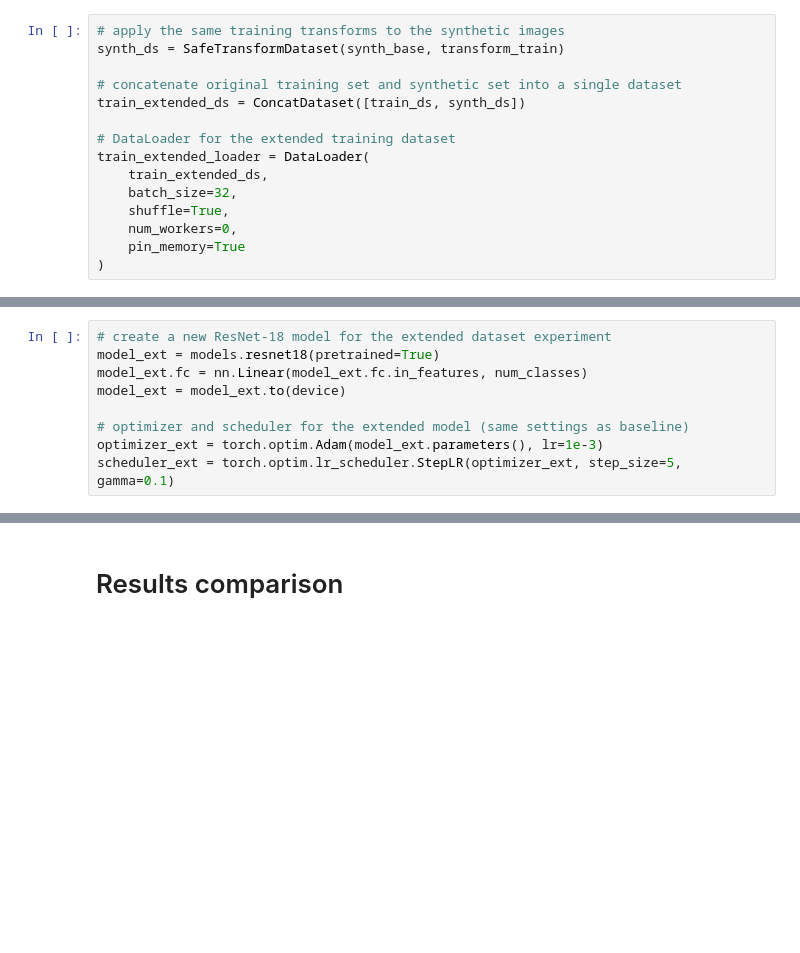
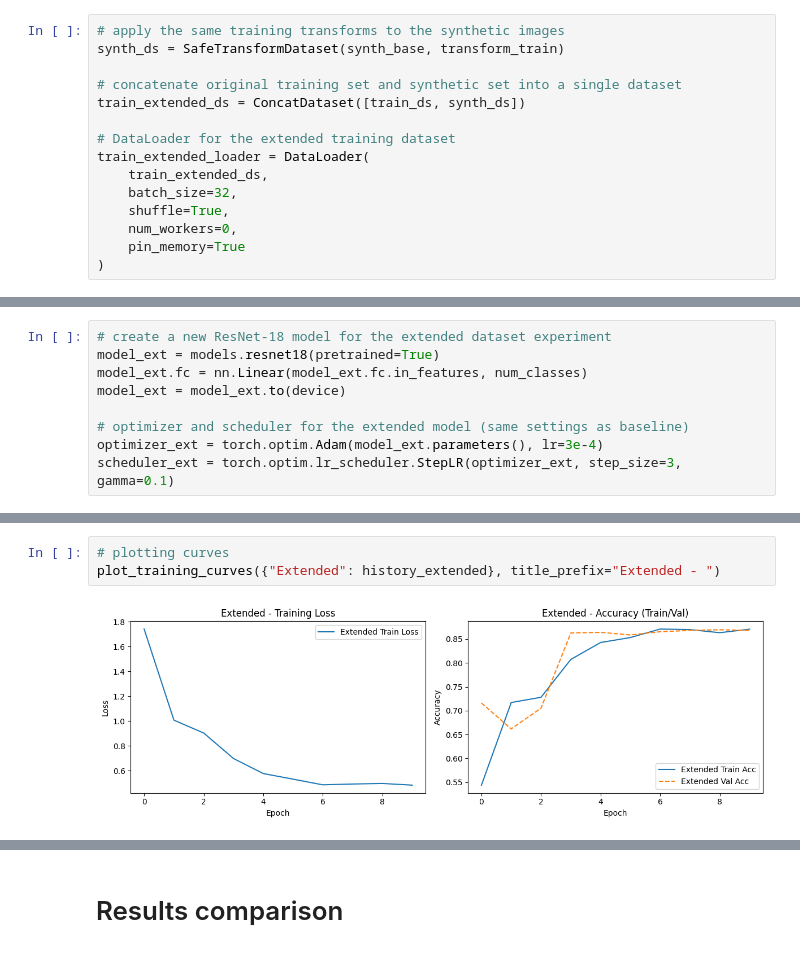
Before and after one commit to silentfortin/ai-portfolio, a Jupyter notebook: 09-genai-powerplant/genai_powerplant.ipynb, the cells around one changed output, grey strips where cells are left out. Saved outputs shown, nothing was run; the diff lists cells and outputs as text; blank space fills up the shorter version.

```diff
--- a/09-genai-powerplant/genai_powerplant.ipynb
+++ b/09-genai-powerplant/genai_powerplant.ipynb
@@ -648,6 +723,6 @@ model_ext.fc = nn.Linear(model_ext.fc.in_features, num_classes)
 model_ext = model_ext.to(device)
 
 # optimizer and scheduler for the extended model (same settings as baseline)
-optimizer_ext = torch.optim.Adam(model_ext.parameters(), lr=1e-3)
-scheduler_ext = torch.optim.lr_scheduler.StepLR(optimizer_ext, step_size=5, gamma=0.1)
+optimizer_ext = torch.optim.Adam(model_ext.parameters(), lr=3e-4)
+scheduler_ext = torch.optim.lr_scheduler.StepLR(optimizer_ext, step_size=3, gamma=0.1)
 # %%
@@ -691,4 +769,9 @@ Macro F1:        0.8142
 Extended model saved to extended_resnet18.pth.
+# %%
+# plotting curves
+plot_training_curves({"Extended": history_extended}, title_prefix="Extended - ")
+# %% [output]
+[figure, added]
 # %%
 # compute metrics on test set for both models
 baseline_results = evaluate(model, test_loader)
```
Also changed, not shown: parts of 15 cells of this notebook.
